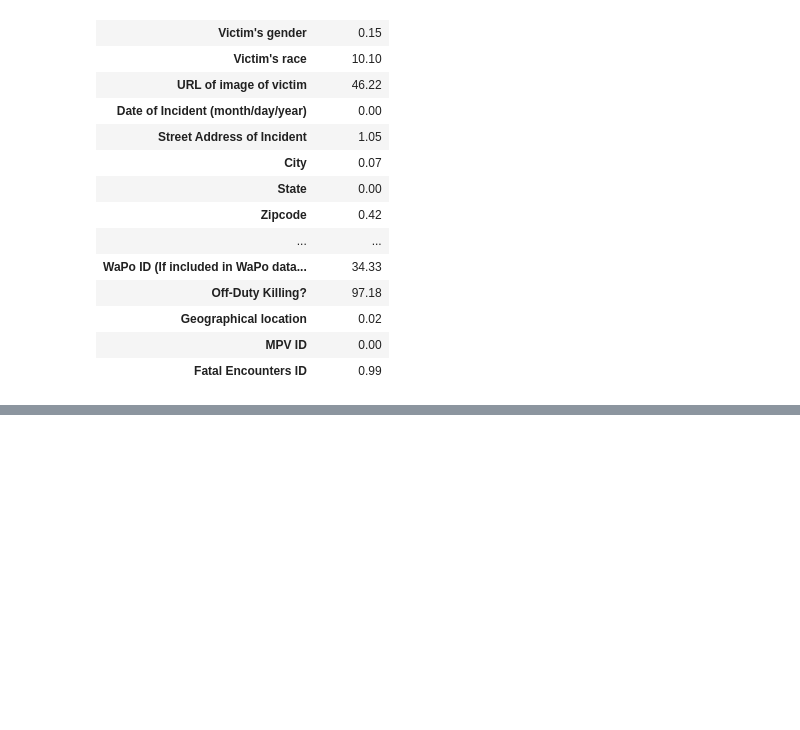
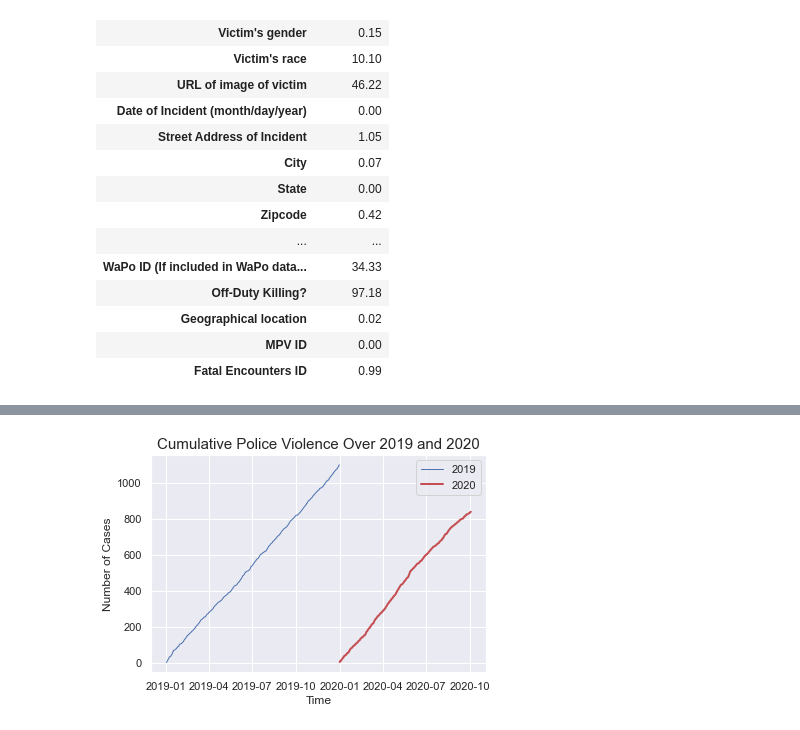
Before and after one commit to jamestang7/Coding-Challenge, a Jupyter notebook: Coding Challenge.ipynb, the cells around one changed output, grey strips where cells are left out. Drawn from its saved outputs; the diff is of its cells as text; code cells hidden in the pictures; blank space fills up the shorter version.

```diff
--- a/Coding Challenge.ipynb
+++ b/Coding Challenge.ipynb
@@ -117,0 +117,34 @@ fig.show()
+# %%
+#Extract data from 2019 calendar year
+import datetime
+start=datetime.datetime(2019,1,1)
+end=datetime.datetime(2020,1,1)
+rng = pd.date_range(start, end)
+df_2019=df[df['Date of Incident (month/day/year)']>=start]
+df_2019=df_2019[df_2019['Date of Incident (month/day/year)']<end]
+# %%
+df_2019.tail()
+df_2019.head()
+#Get frequncy data and sort it by date
+df_2019=df_2019['Date of Incident (month/day/year)'].value_counts(sort= False).sort_index()
+df_2019=dict(df_2019.cumsum().items())
+
+#Extract 2020 data
+start=datetime.datetime(2020,1,1)
+end=datetime.datetime(2020,10,4)
+df_2020=df[df['Date of Incident (month/day/year)']>=start]
+df_2020=df_2020[df_2020['Date of Incident (month/day/year)']<end]
+df_2020=df_2020['Date of Incident (month/day/year)'].value_counts(sort= False).sort_index()
+df_2020=dict(df_2020.cumsum().items())
+# %%
+#Plot 2019 cases
+plt.figure()
+plt.plot(list(df_2019.keys()),list(df_2019.values()),'b-',linewidth=1)
+plt.plot(list(df_2020.keys()),list(df_2020.values()),'r-',linewidth=2)
+plt.title('Cumulative Police Violence Over 2019 and 2020',fontsize=15)
+plt.xlabel('Time')
+plt.legend(['2019','2020'],loc='best')
+plt.ylabel('Number of Cases')
+plt.show()
+# %% [output]
+[figure, added]
```
Also changed, not shown: parts of 1 cell of this notebook.
